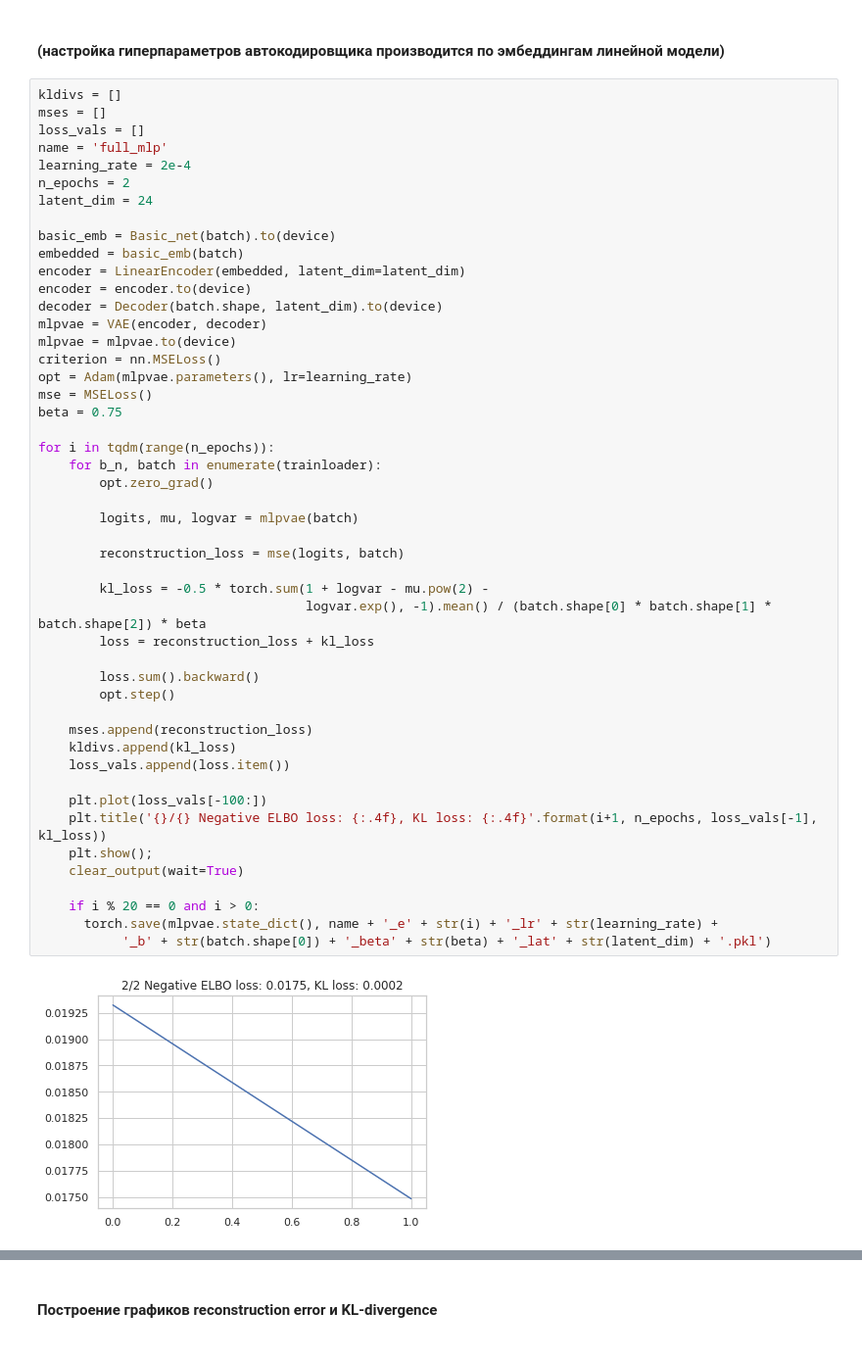
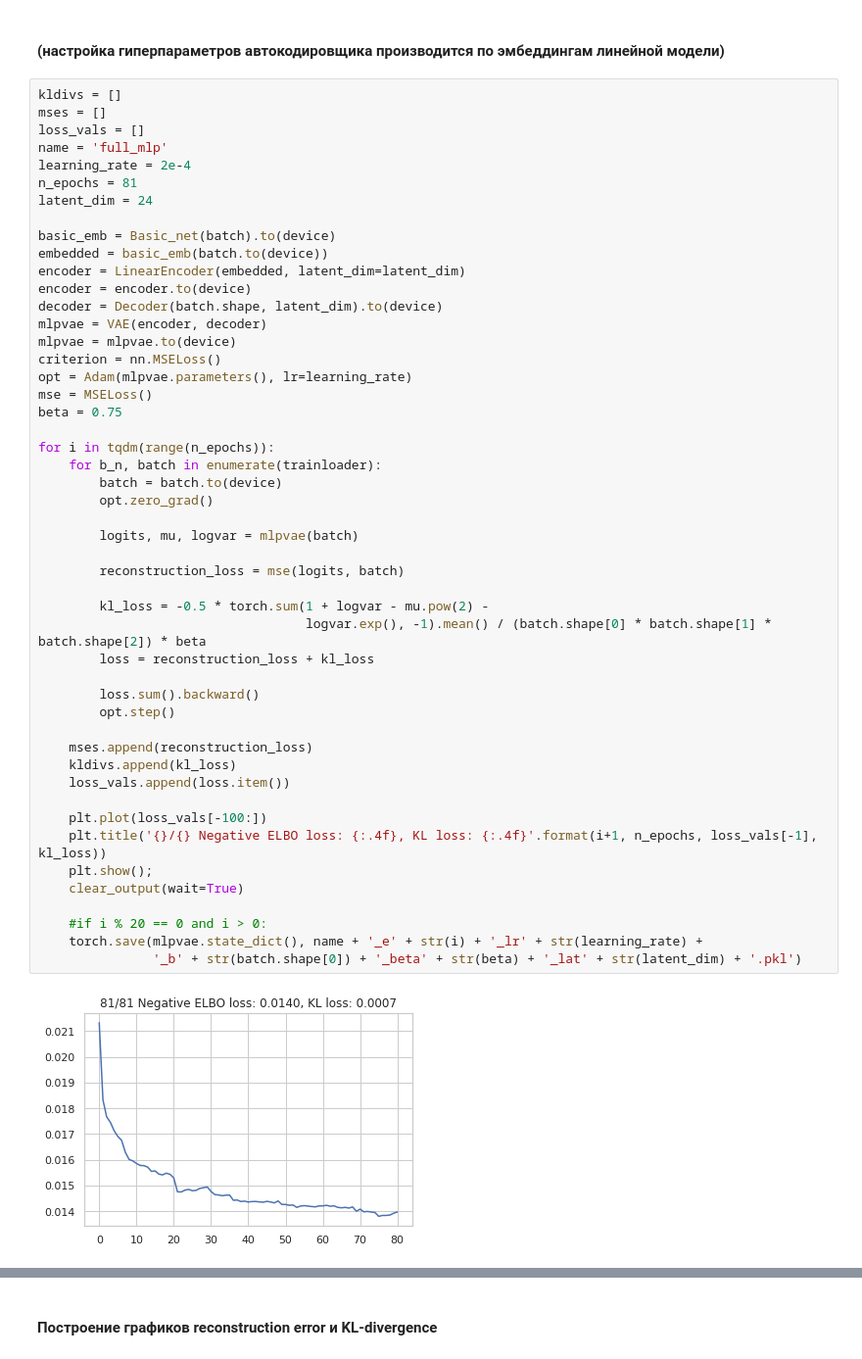
Before and after one commit to AlexShevchuk7/MADE, a Jupyter notebook: Diploma/Modelling.ipynb, the cells around one changed output, grey strips where cells are left out. Shown at 98% size. Saved outputs shown, nothing was run; the diff lists cells and outputs as text.

```diff
--- a/Diploma/Modelling.ipynb
+++ b/Diploma/Modelling.ipynb
@@ -511,11 +511,11 @@ mses = []
 loss_vals = []
 name = 'full_mlp'
 learning_rate = 2e-4
-n_epochs = 2
+n_epochs = 81
 latent_dim = 24
 
 basic_emb = Basic_net(batch).to(device)
-embedded = basic_emb(batch)
+embedded = basic_emb(batch.to(device))
 encoder = LinearEncoder(embedded, latent_dim=latent_dim)
 encoder = encoder.to(device)
 decoder = Decoder(batch.shape, latent_dim).to(device)
@@ -524,34 +524,35 @@ mlpvae = mlpvae.to(device)
 criterion = nn.MSELoss()
 opt = Adam(mlpvae.parameters(), lr=learning_rate)
 mse = MSELoss()
 beta = 0.75
 
 for i in tqdm(range(n_epochs)):
     for b_n, batch in enumerate(trainloader):
+        batch = batch.to(device)
         opt.zero_grad()
 
         logits, mu, logvar = mlpvae(batch)
 
         reconstruction_loss = mse(logits, batch)
 
         kl_loss = -0.5 * torch.sum(1 + logvar - mu.pow(2) -
                                    logvar.exp(), -1).mean() / (batch.shape[0] * batch.shape[1] * batch.shape[2]) * beta
         loss = reconstruction_loss + kl_loss
 
         loss.sum().backward()
         opt.step()
 
     mses.append(reconstruction_loss)
     kldivs.append(kl_loss)
     loss_vals.append(loss.item())
 
     plt.plot(loss_vals[-100:])
     plt.title('{}/{} Negative ELBO loss: {:.4f}, KL loss: {:.4f}'.format(i+1, n_epochs, loss_vals[-1], kl_loss))
     plt.show();
     clear_output(wait=True)
 
-    if i % 20 == 0 and i > 0:
-      torch.save(mlpvae.state_dict(), name + '_e' + str(i) + '_lr' + str(learning_rate) +
-           '_b' + str(batch.shape[0]) + '_beta' + str(beta) + '_lat' + str(latent_dim) + '.pkl')
+    #if i % 20 == 0 and i > 0:
+    torch.save(mlpvae.state_dict(), name + '_e' + str(i) + '_lr' + str(learning_rate) +
+               '_b' + str(batch.shape[0]) + '_beta' + str(beta) + '_lat' + str(latent_dim) + '.pkl')
 # %% [output]
-[figure, old version]
+[figure, new version]
```
Also changed, not shown: parts of 27 cells of this notebook.
